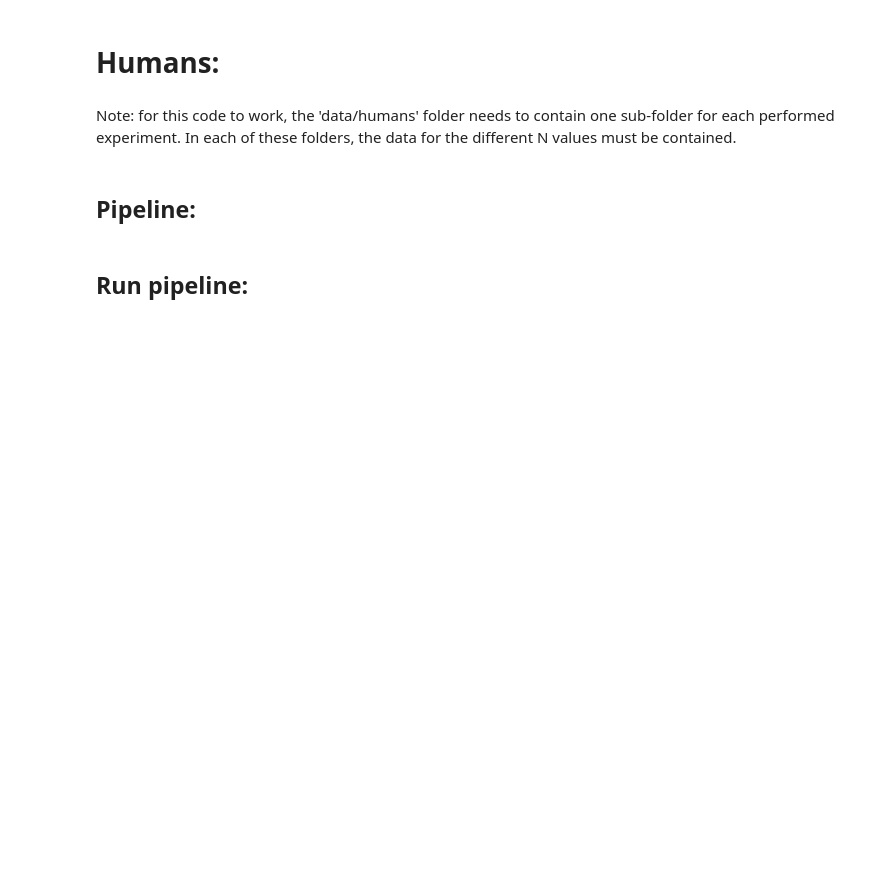
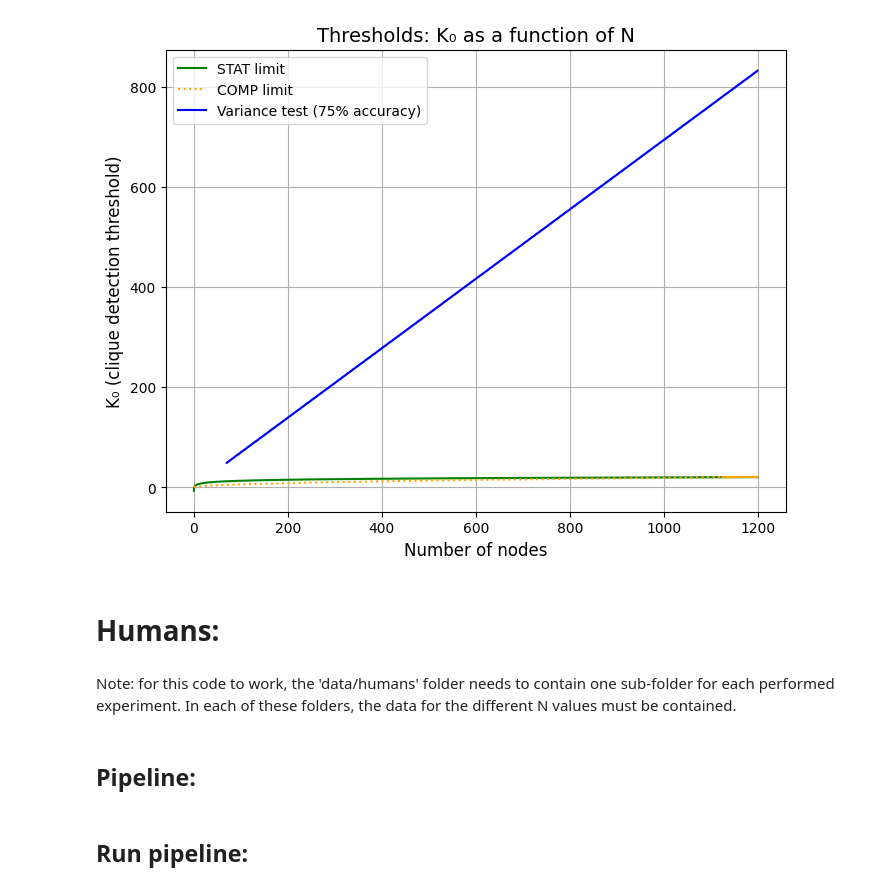
Before and after one commit to danieletirinnanzi/HUPLACLIP-analysis, a Jupyter notebook: data_analysis/HUPLACLIP-combined-analysis.ipynb, the cells around one changed output. Saved outputs shown, nothing was run; the diff lists cells and outputs as text; code cells hidden in the pictures; blank space fills up the shorter version.

```diff
--- a/data_analysis/HUPLACLIP-combined-analysis.ipynb
+++ b/data_analysis/HUPLACLIP-combined-analysis.ipynb
@@ -1,3 +109,41 @@
+# %%
+# Create a smaller figure with specified size
+fig, ax = plt.subplots(figsize=(8, 6))
+
+# THEORETICAL AND COMPUTATIONAL LIMITS:
+N_range_thresholds = np.arange(0.1, 1200)
+K_it = 2 * np.log2(N_range_thresholds)
+K_comp = np.sqrt(N_range_thresholds / np.e)
+limits_palette = ['green', 'orange']
+ax.plot(N_range_thresholds, K_it, label='STAT limit', color=limits_palette[0])
+ax.plot(N_range_thresholds[:1125], K_comp[:1125], label='COMP limit', color=limits_palette[1], linestyle='dotted')
+ax.plot(N_range_thresholds[1125:], K_comp[1125:], color=limits_palette[1])
+
+# Variance test:
+N_range_variance_test = np.arange(70, 1200)
+variance_algo = Variance_algo(N_range)
+variance_algo.find_75correct_Nrange()
+ax.plot(variance_algo.find_75correct_Nrange().keys(), variance_algo.find_75correct_Nrange().values(), label='Variance test (75% accuracy)', color='blue')
+
+# Add a legend to the plot
+ax.legend(loc='upper left')
+
+# Add a grid to the plot
+ax.grid(True)
+
+# Add axes labels to the plot
+ax.set_xlabel('Number of nodes', size=12)
+ax.set_ylabel('K₀ (clique detection threshold)', size=12)
+
+ax.tick_params(axis='x')
+ax.tick_params(axis='y')
+
+# Set title:
+ax.set_title('Thresholds: K₀ as a function of N', size=14)
+
+plt.show()
+# %% [output]
+[figure, added]
 # %% [markdown]
 # Humans:
 # %% [markdown]
```
Also changed, not shown: parts of 13 cells of this notebook, 18 other files.
